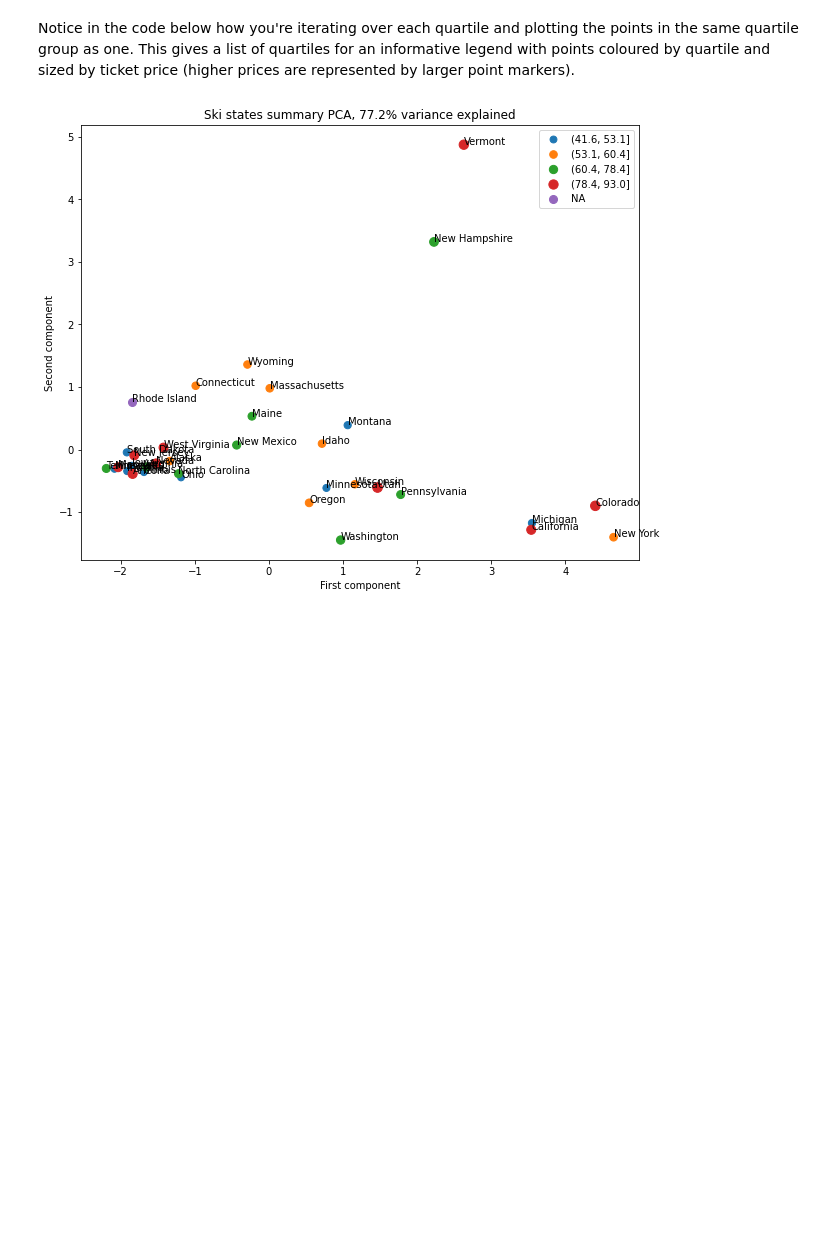
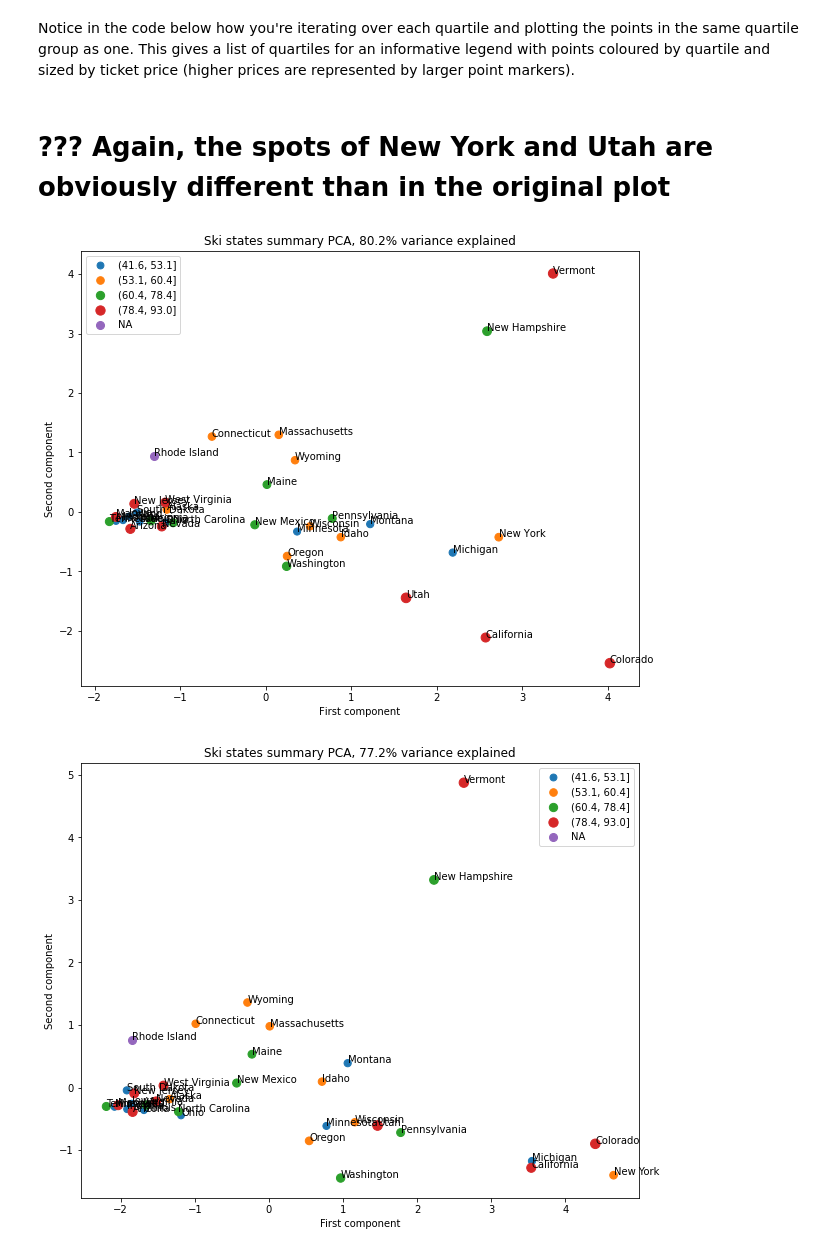
Before and after one commit to rhodapang/DataScienceGuidedCapstone, a Jupyter notebook: Notebooks/03_exploratory_data_analysis.ipynb, the cells around one changed output. Saved outputs shown, nothing was run; the diff lists cells and outputs as text; code cells hidden in the pictures; blank space fills up the shorter version.

```diff
--- a/Notebooks/03_exploratory_data_analysis.ipynb
+++ b/Notebooks/03_exploratory_data_analysis.ipynb
@@ -583,0 +642,5 @@ Because `Quartile` is a category type, there's an extra step here. Add the categ
+# %%
+pca_df['AdultWeekend'].fillna(pca_df.AdultWeekend.mean(), inplace=True)
+pca_df['Quartile'] = pca_df['Quartile'].cat.add_categories('NA')
+pca_df['Quartile'].fillna('NA', inplace=True)
+pca_df.loc['Rhode Island']
@@ -598,6 +667,27 @@ Note, in the above Quartile has the string value 'NA' that you inserted. This is
 You now have enough information to recreate the scatterplot, now adding marker size for ticket price and colour for the discrete quartile.
 # %% [markdown]
 Notice in the code below how you're iterating over each quartile and plotting the points in the same quartile group as one. This gives a list of quartiles for an informative legend with points coloured by quartile and sized by ticket price (higher prices are represented by larger point markers).
+# %% [markdown]
+# ??? Again, the spots of New York and Utah are obviously different than in the original plot
+# %%
+x = pca_df.PC1
+y = pca_df.PC2
+price = pca_df.AdultWeekend
+quartiles = pca_df.Quartile
+state = pca_df.index
+pc_var = 100 * state_pca.explained_variance_ratio_.cumsum()[1]
+fig, ax = plt.subplots(figsize=(10,8))
+for q in quartiles.cat.categories:
+    im = quartiles == q
+    ax.scatter(x=x[im], y=y[im], s=price[im], label=q)
+ax.set_xlabel('First component')
+ax.set_ylabel('Second component')
+plt.legend()
+ax.set_title(f'Ski states summary PCA, {pc_var:.1f}% variance explained')
+for s, x, y in zip(state, x, y):
+    plt.annotate(s, (x, y))
+# %% [output]
+[figure, added]
 # %%
 x = pca_df.PC1
 y = pca_df.PC2
```
Also changed, not shown: parts of 37 cells of this notebook.
